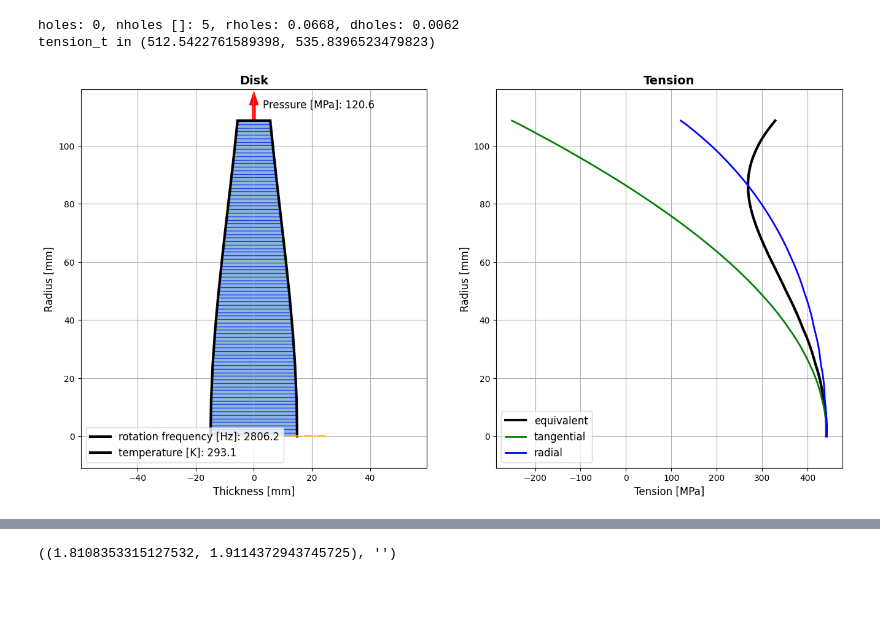
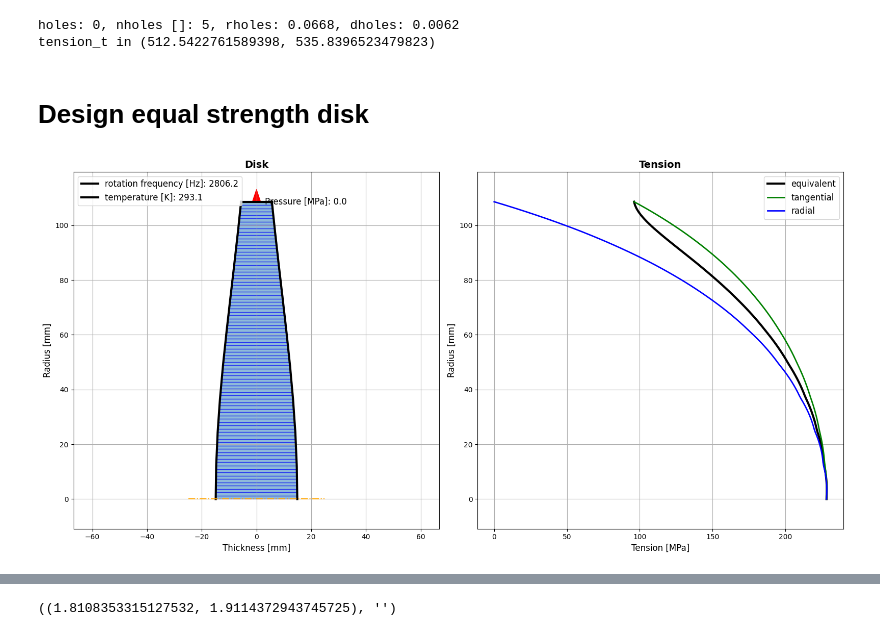
Before and after one commit to ParkhomenkoDV/disk, a Jupyter notebook: tutorial/disk.ipynb, the cells around one changed output, grey strips where cells are left out. Saved outputs shown, nothing was run; the diff lists cells and outputs as text; code cells hidden in the pictures; blank space fills up the shorter version.

```diff
--- a/tutorial/disk.ipynb
+++ b/tutorial/disk.ipynb
@@ -133,8 +133,19 @@ for i in range(len(disk.nholes)):
 # %% [output]
 holes: 0, nholes []: 5, rholes: 0.0668, dholes: 0.0062
 tension_t in (512.5422761589398, 535.8396523479823)
+# %% [markdown]
+# Design equal strength disk
 # %%
-eq_radius, eq_thickness = disk.equal_strength(400 * 10 ** 6, condition["rotation_frequency"], ndis=10, show=False).values()
-eq_tensions = Disk(material=disk.material, radius=eq_radius, thickness=eq_thickness).tension(**condition, ndis=10, show=True)
+equal_strength = disk.equal_strength(400 * 10 ** 6, condition["rotation_frequency"], max(condition['temperature']), ndis=10, show=False)
-# %% [output]
-[figure, removed]
+# %%
+radius_equal_strength = linspace(0, disk.radius[-1], 10, endpoint=True)
+thickness_equal_strength = equal_strength(radius_equal_strength)
+
+disk_equal_strength = Disk(material=disk.material, radius=radius_equal_strength, thickness=thickness_equal_strength)
+# %%
+tensions = disk_equal_strength.tension(rotation_frequency=condition['rotation_frequency'],
+                                    temperature0=condition['temperature0'],
+                                    pressure=(0, 0), temperature=(700, 700),
+                                    ndis=10, show=True)
+# %% [output]
+[figure, added]
```
Also changed, not shown: parts of 9 cells of this notebook.
